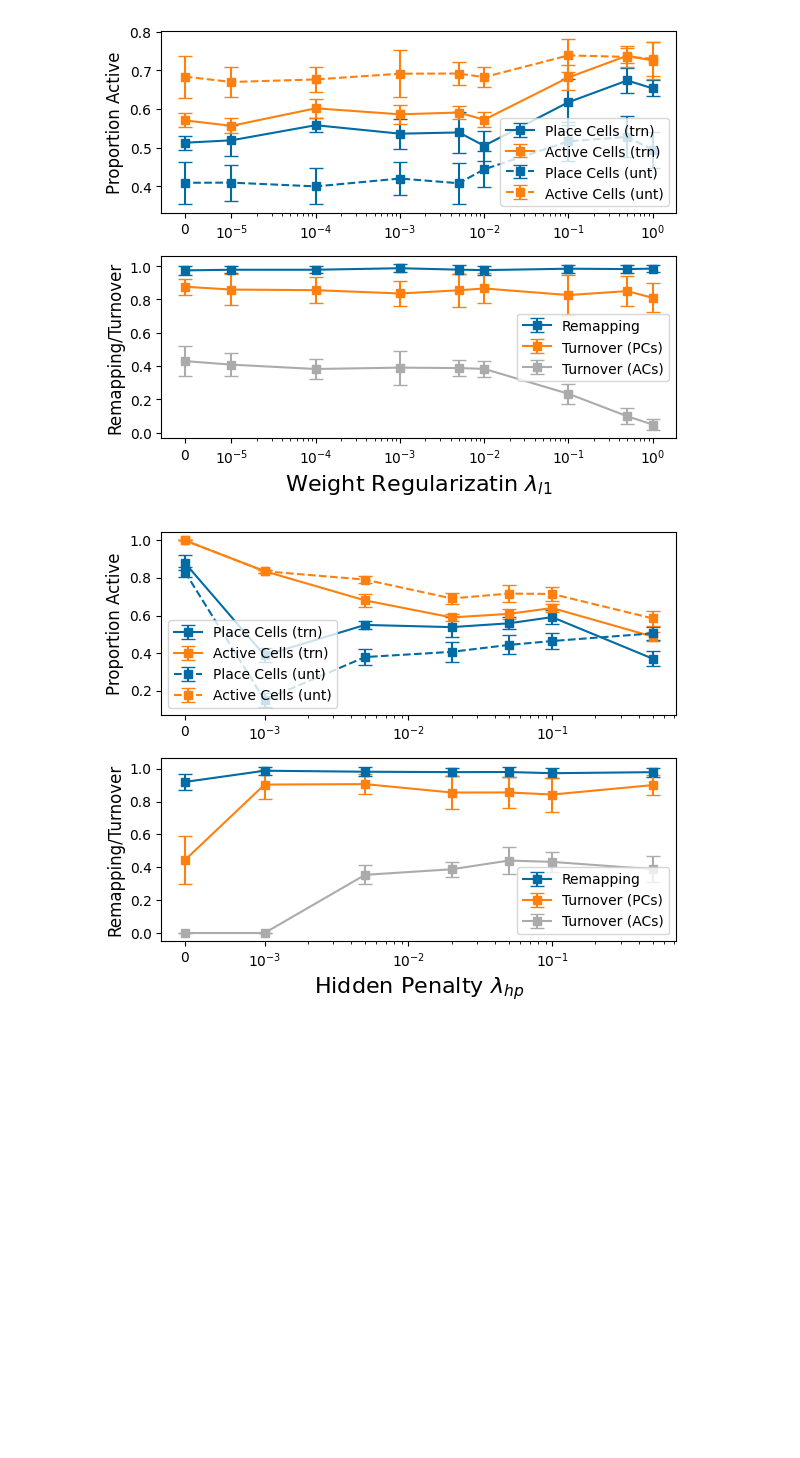
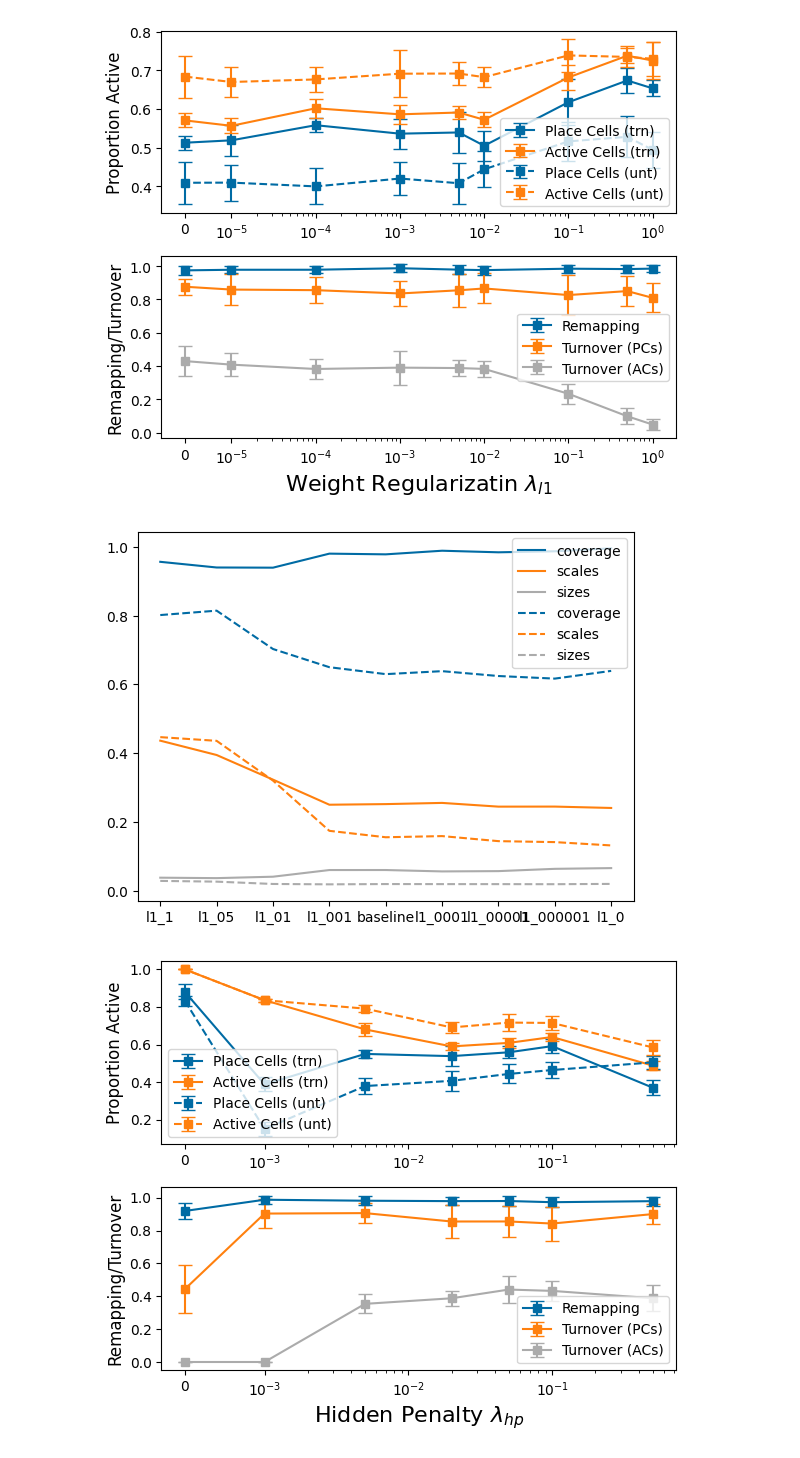
Before and after one commit to ChackMociute/Master-Thesis, a Jupyter notebook: analysis/remapping.ipynb, the cells around one changed output. Saved outputs shown, nothing was run; the diff lists cells and outputs as text; code cells hidden in the pictures; blank space fills up the shorter version.

```diff
--- a/analysis/remapping.ipynb
+++ b/analysis/remapping.ipynb
@@ -48,6 +52,10 @@ xlabel = 'Weight Regularizatin $\\lambda_{l1}$'
 ma.plot_lines(xticks, xlabel, linthresh=1e-5, filename="../figs/remap_l1.png")
 # %% [output]
 [figure]
+# %%
+ma.plot_coverage_stats()
+# %% [output]
+[figure, added]
 # %%
 hps = [f'hp_{n}' for n in ['05', '01', '005', '0005', '0001', '0']]
 hps.insert(3, 'baseline')
```
Also changed, not shown: parts of 4 cells of this notebook, 1 other file.
